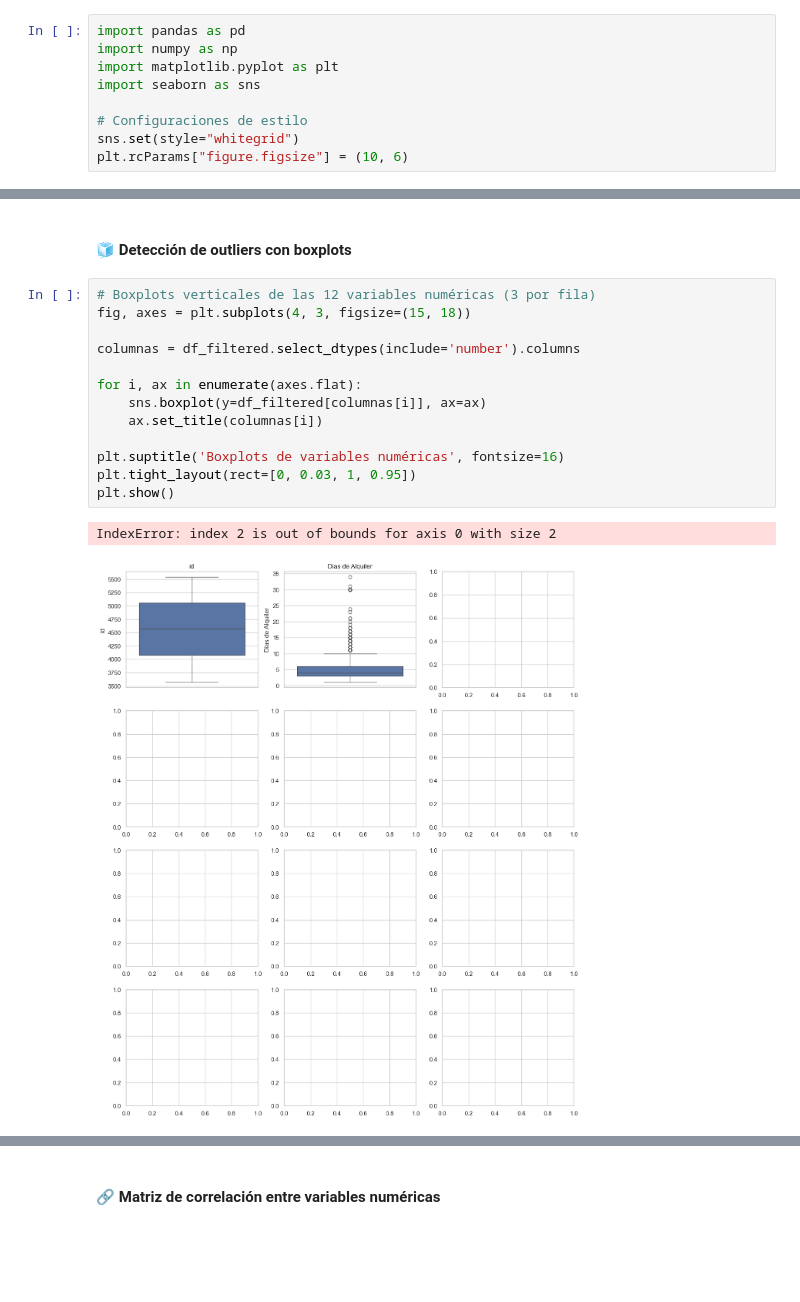
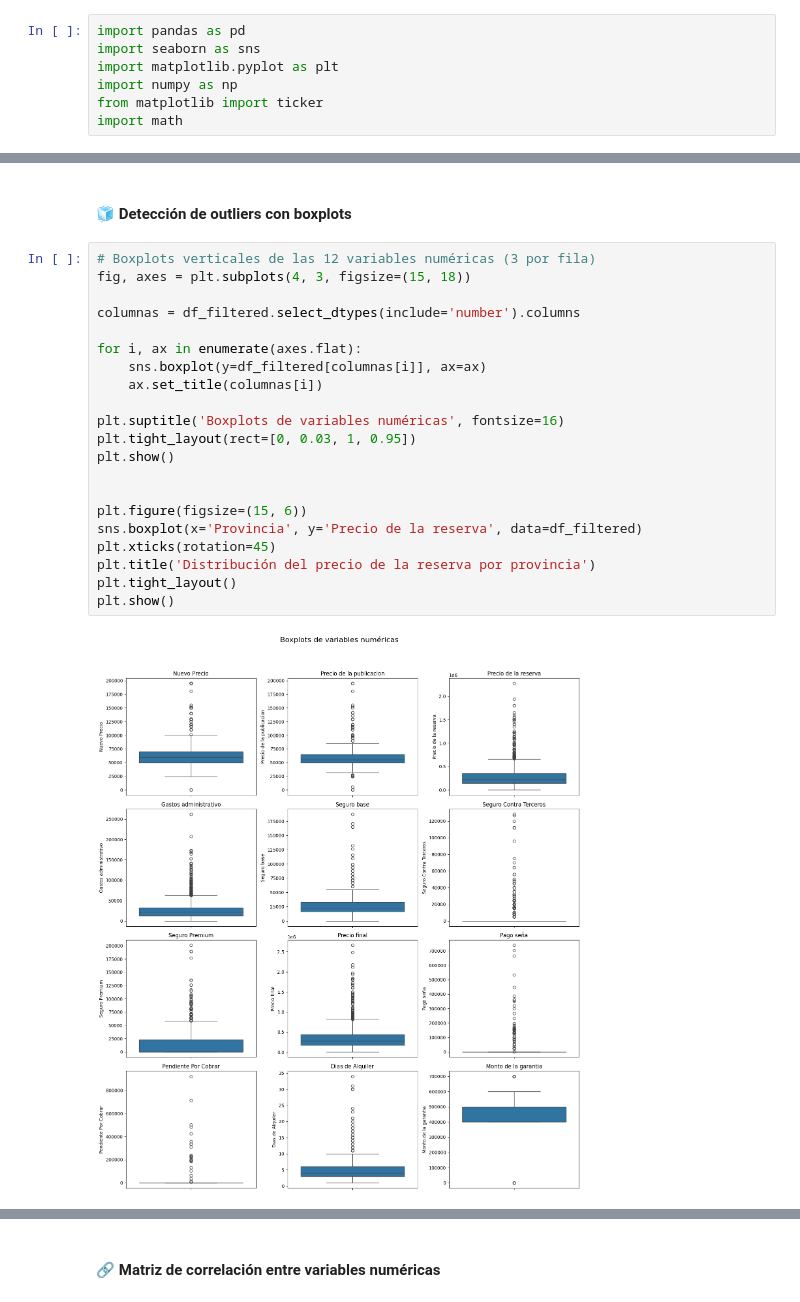
Before and after one commit to dlimachi/TP-ATUA, a Jupyter notebook: TP-Entregable2.ipynb, the cells around one changed output, grey strips where cells are left out. Drawn from its saved outputs; the diff is of its cells as text; blank space fills up the shorter version.

```diff
--- a/TP-Entregable2.ipynb
+++ b/TP-Entregable2.ipynb
@@ -23,13 +23,11 @@ Installing collected packages: ucimlrepo
 Successfully installed ucimlrepo-0.0.7
 # %%
 import pandas as pd
+import seaborn as sns
+import matplotlib.pyplot as plt
 import numpy as np
-import matplotlib.pyplot as plt
-import seaborn as sns
-
-# Configuraciones de estilo
-sns.set(style="whitegrid")
-plt.rcParams["figure.figsize"] = (10, 6)
+from matplotlib import ticker
+import math
 # %% [markdown]
 ### 🧾 2. Carga de datos
 
@@ -143,16 +226,23 @@ plt.show()
 # %%
 # Boxplots verticales de las 12 variables numéricas (3 por fila)
 fig, axes = plt.subplots(4, 3, figsize=(15, 18))
 
 columnas = df_filtered.select_dtypes(include='number').columns
 
 for i, ax in enumerate(axes.flat):
     sns.boxplot(y=df_filtered[columnas[i]], ax=ax)
     ax.set_title(columnas[i])
 
 plt.suptitle('Boxplots de variables numéricas', fontsize=16)
 plt.tight_layout(rect=[0, 0.03, 1, 0.95])
 plt.show()
+
+
+plt.figure(figsize=(15, 6))
+sns.boxplot(x='Provincia', y='Precio de la reserva', data=df_filtered)
+plt.xticks(rotation=45)
+plt.title('Distribución del precio de la reserva por provincia')
+plt.tight_layout()
+plt.show()
 # %% [output]
-IndexError: index 2 is out of bounds for axis 0 with size 2
-[figure, old version]
+[figure, new version]
```
Also changed, not shown: parts of 12 cells of this notebook, 6 other files.
